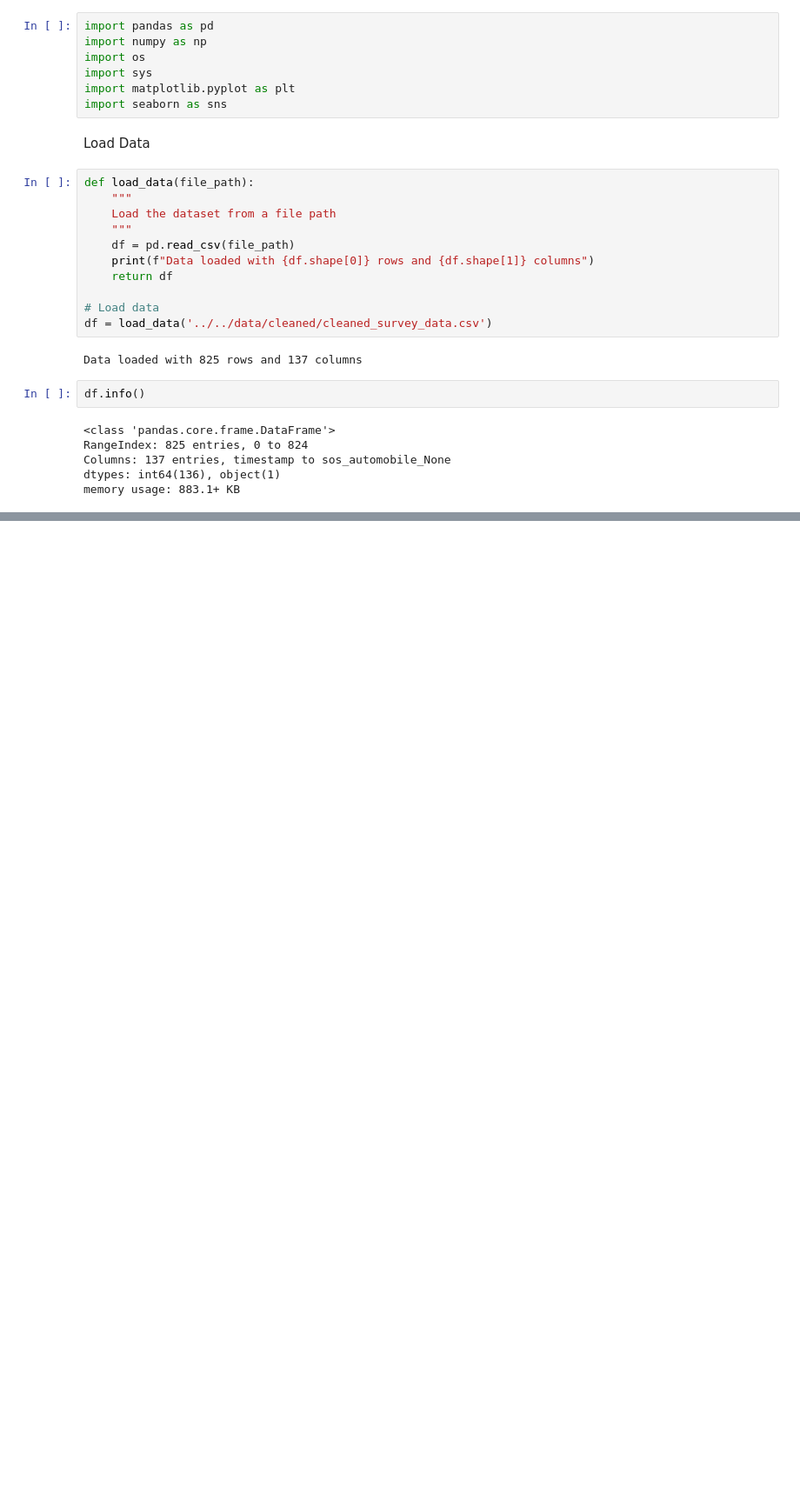
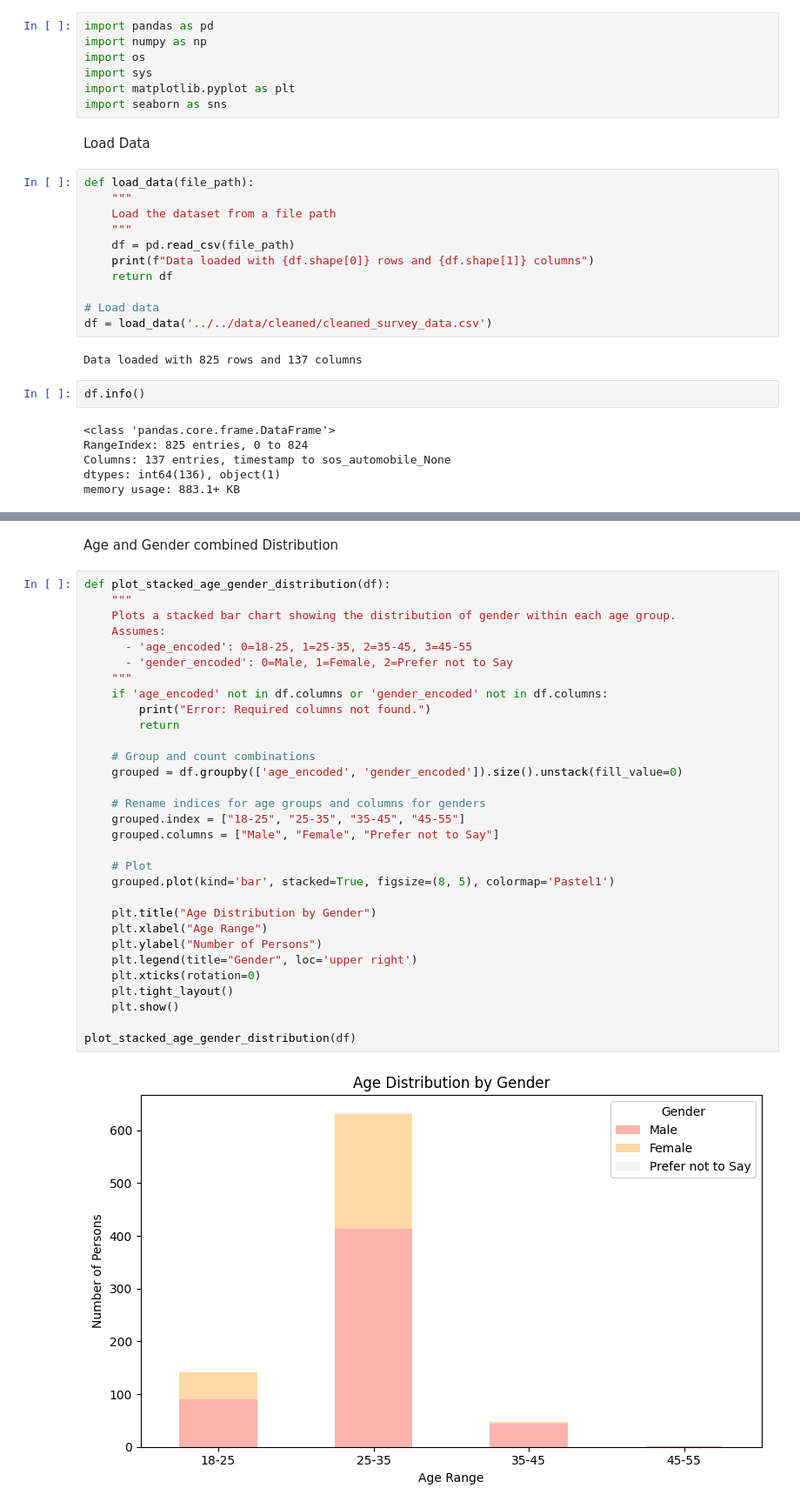
Before and after one commit to fernandonpa/Online_Purchase_Intention_Project, a Jupyter notebook: notebooks/_Descriptive_Analysis/data_descriptive_analysis.ipynb, the cells around one changed output, grey strips where cells are left out. Shown at 87% size. Cells and saved outputs as stored; diff of their text form; blank space fills up the shorter version.

```diff
--- a/notebooks/_Descriptive_Analysis/data_descriptive_analysis.ipynb
+++ b/notebooks/_Descriptive_Analysis/data_descriptive_analysis.ipynb
@@ -46,0 +147,35 @@ df.head()
+# %% [markdown]
+Age and Gender combined Distribution
+# %%
+def plot_stacked_age_gender_distribution(df):
+    """
+    Plots a stacked bar chart showing the distribution of gender within each age group.
+    Assumes:
+      - 'age_encoded': 0=18-25, 1=25-35, 2=35-45, 3=45-55
+      - 'gender_encoded': 0=Male, 1=Female, 2=Prefer not to Say
+    """
+    if 'age_encoded' not in df.columns or 'gender_encoded' not in df.columns:
+        print("Error: Required columns not found.")
+        return
+
+    # Group and count combinations
+    grouped = df.groupby(['age_encoded', 'gender_encoded']).size().unstack(fill_value=0)
+
+    # Rename indices for age groups and columns for genders
+    grouped.index = ["18-25", "25-35", "35-45", "45-55"]
+    grouped.columns = ["Male", "Female", "Prefer not to Say"]
+
+    # Plot
+    grouped.plot(kind='bar', stacked=True, figsize=(8, 5), colormap='Pastel1')
+
+    plt.title("Age Distribution by Gender")
+    plt.xlabel("Age Range")
+    plt.ylabel("Number of Persons")
+    plt.legend(title="Gender", loc='upper right')
+    plt.xticks(rotation=0)
+    plt.tight_layout()
+    plt.show()
+
+plot_stacked_age_gender_distribution(df)
+# %% [output]
+[figure, added]
```
Also changed, not shown: parts of 67 cells of this notebook.
